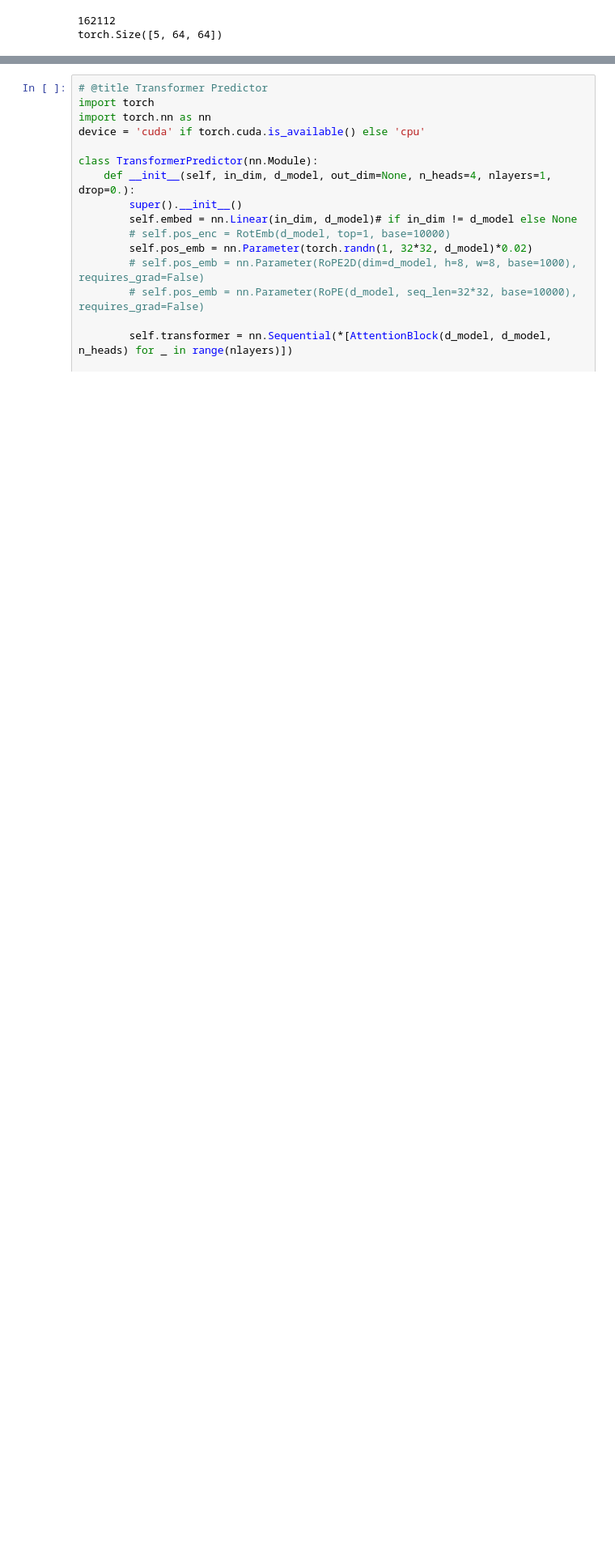
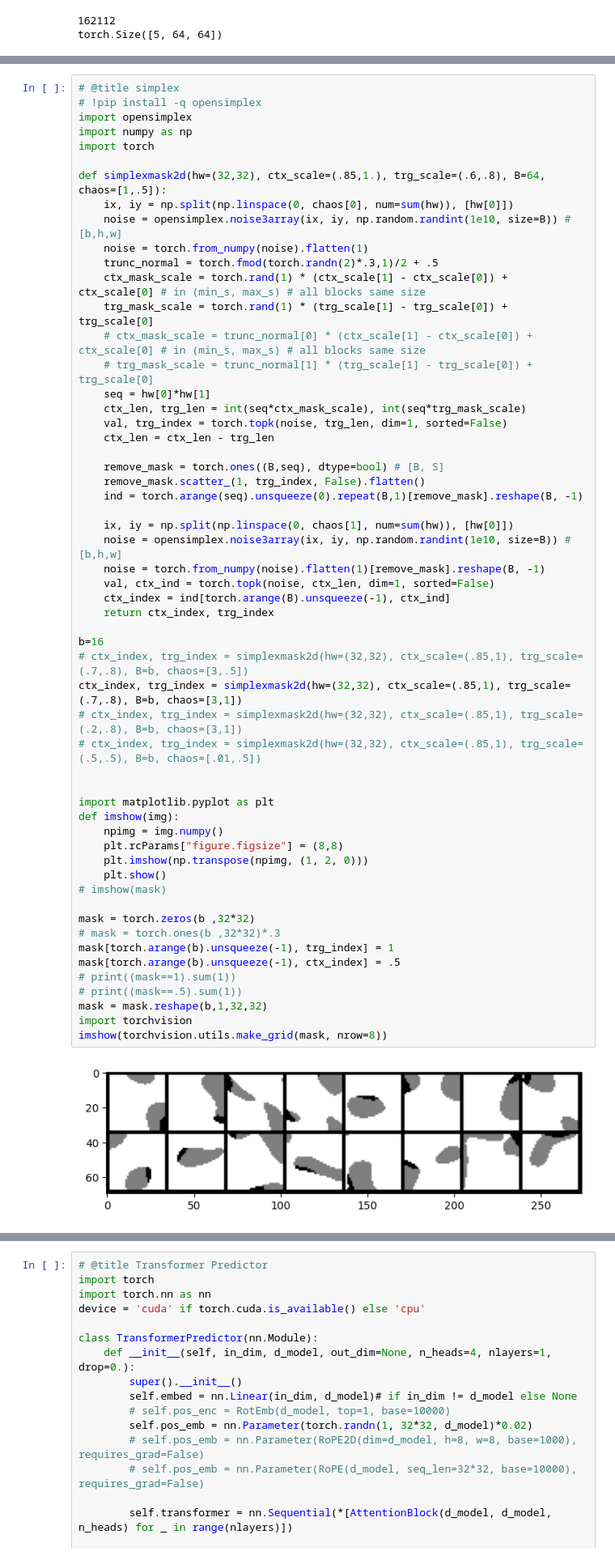
Before and after one commit to eisbetterthanpi/JEPA, a Jupyter notebook: I_JEPA.ipynb, the cells around one changed output, grey strips where cells are left out. Shown at 81% size. Cells and saved outputs as stored; diff of their text form; blank space fills up the shorter version.

```diff
--- a/I_JEPA.ipynb
+++ b/I_JEPA.ipynb
@@ -685,3 +631,61 @@ imshow(torchvision.utils.make_grid(mask, nrow=8))
+# %%
+# @title simplex
+# !pip install -q opensimplex
+import opensimplex
+import numpy as np
+import torch
+
+def simplexmask2d(hw=(32,32), ctx_scale=(.85,1.), trg_scale=(.6,.8), B=64, chaos=[1,.5]):
+    ix, iy = np.split(np.linspace(0, chaos[0], num=sum(hw)), [hw[0]])
+    noise = opensimplex.noise3array(ix, iy, np.random.randint(1e10, size=B)) # [b,h,w]
+    noise = torch.from_numpy(noise).flatten(1)
+    trunc_normal = torch.fmod(torch.randn(2)*.3,1)/2 + .5
+    ctx_mask_scale = torch.rand(1) * (ctx_scale[1] - ctx_scale[0]) + ctx_scale[0] # in (min_s, max_s) # all blocks same size
+    trg_mask_scale = torch.rand(1) * (trg_scale[1] - trg_scale[0]) + trg_scale[0]
+    # ctx_mask_scale = trunc_normal[0] * (ctx_scale[1] - ctx_scale[0]) + ctx_scale[0] # in (min_s, max_s) # all blocks same size
+    # trg_mask_scale = trunc_normal[1] * (trg_scale[1] - trg_scale[0]) + trg_scale[0]
+    seq = hw[0]*hw[1]
+    ctx_len, trg_len = int(seq*ctx_mask_scale), int(seq*trg_mask_scale)
+    val, trg_index = torch.topk(noise, trg_len, dim=1, sorted=False)
+    ctx_len = ctx_len - trg_len
+
+    remove_mask = torch.ones((B,seq), dtype=bool) # [B, S]
+    remove_mask.scatter_(1, trg_index, False).flatten()
+    ind = torch.arange(seq).unsqueeze(0).repeat(B,1)[remove_mask].reshape(B, -1)
+
+    ix, iy = np.split(np.linspace(0, chaos[1], num=sum(hw)), [hw[0]])
+    noise = opensimplex.noise3array(ix, iy, np.random.randint(1e10, size=B)) # [b,h,w]
+    noise = torch.from_numpy(noise).flatten(1)[remove_mask].reshape(B, -1)
+    val, ctx_ind = torch.topk(noise, ctx_len, dim=1, sorted=False)
+    ctx_index = ind[torch.arange(B).unsqueeze(-1), ctx_ind]
+    return ctx_index, trg_index
+
+b=16
+# ctx_index, trg_index = simplexmask2d(hw=(32,32), ctx_scale=(.85,1), trg_scale=(.7,.8), B=b, chaos=[3,.5])
+ctx_index, trg_index = simplexmask2d(hw=(32,32), ctx_scale=(.85,1), trg_scale=(.7,.8), B=b, chaos=[3,1])
+# ctx_index, trg_index = simplexmask2d(hw=(32,32), ctx_scale=(.85,1), trg_scale=(.2,.8), B=b, chaos=[3,1])
+# ctx_index, trg_index = simplexmask2d(hw=(32,32), ctx_scale=(.85,1), trg_scale=(.5,.5), B=b, chaos=[.01,.5])
+
+
+import matplotlib.pyplot as plt
+def imshow(img):
+    npimg = img.numpy()
+    plt.rcParams["figure.figsize"] = (8,8)
+    plt.imshow(np.transpose(npimg, (1, 2, 0)))
+    plt.show()
+# imshow(mask)
+
+mask = torch.zeros(b ,32*32)
+# mask = torch.ones(b ,32*32)*.3
+mask[torch.arange(b).unsqueeze(-1), trg_index] = 1
+mask[torch.arange(b).unsqueeze(-1), ctx_index] = .5
+# print((mask==1).sum(1))
+# print((mask==.5).sum(1))
+mask = mask.reshape(b,1,32,32)
+import torchvision
+imshow(torchvision.utils.make_grid(mask, nrow=8))
+# %% [output]
+[figure, added]
 # %%
 # @title masks
 import torch
```
Also changed, not shown: parts of 12 cells of this notebook.
